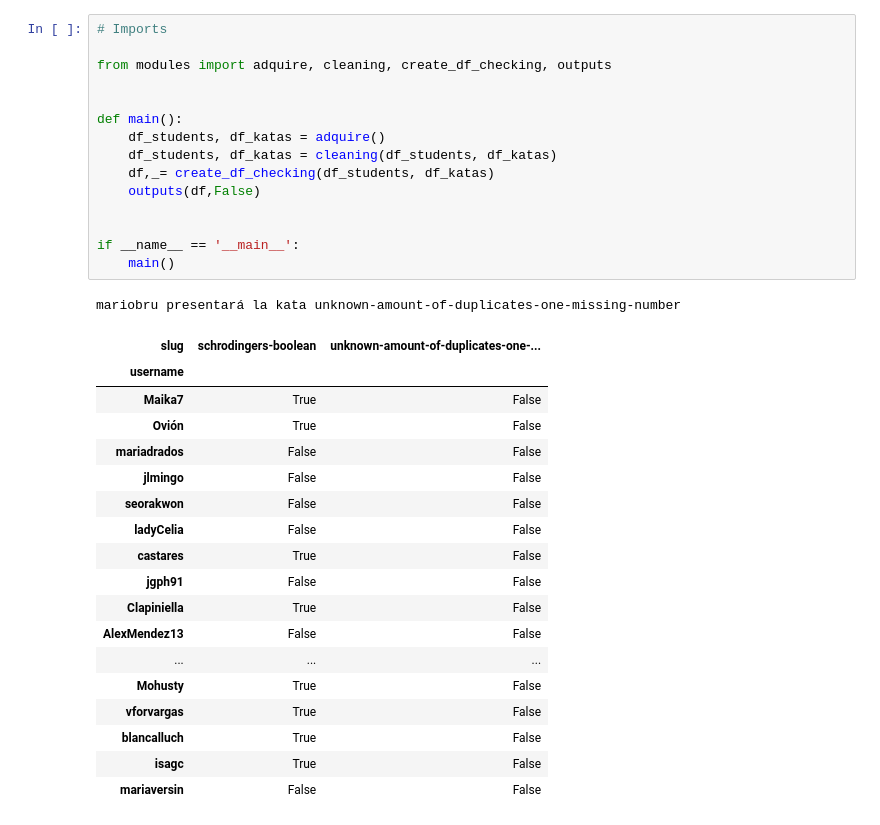
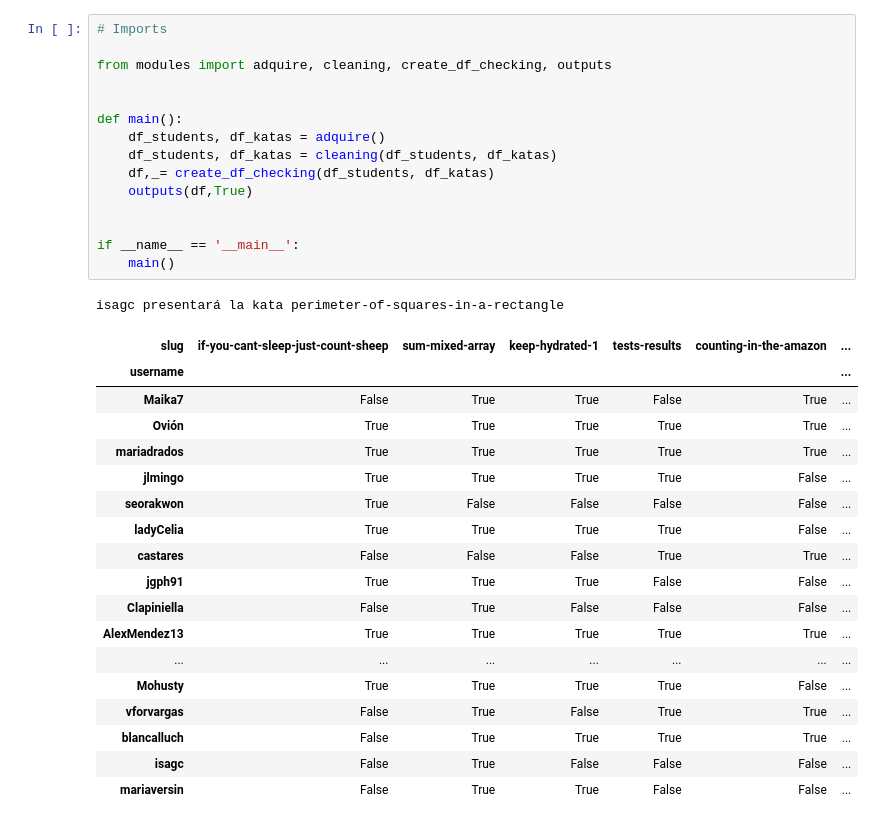
Before and after one commit to agalvezcorell/codewars-kata-student-correction-ih, a Jupyter notebook: codewars-kata-student-list.ipynb, the cells around one changed output. Cells and saved outputs as stored; diff of their text form.

```diff
--- a/codewars-kata-student-list.ipynb
+++ b/codewars-kata-student-list.ipynb
@@ -1,35 +1,35 @@
 # %%
 # Imports
 
 from modules import adquire, cleaning, create_df_checking, outputs
 
 
 def main():
     df_students, df_katas = adquire()
     df_students, df_katas = cleaning(df_students, df_katas)
     df,_= create_df_checking(df_students, df_katas)
-    outputs(df,False)
+    outputs(df,True)
 
 
 if __name__ == '__main__':
     main()
 # %% [output]
-mariobru presentará la kata unknown-amount-of-duplicates-one-missing-number
+isagc presentará la kata perimeter-of-squares-in-a-rectangle
-| slug | schrodingers-boolean | unknown-amount-of-duplicates-one-... |
-| username |  |  |
-| Maika7 | True | False |
-| Ovión | True | False |
-| mariadrados | False | False |
-| jlmingo | False | False |
-| seorakwon | False | False |
-| ladyCelia | False | False |
-| castares | True | False |
-| jgph91 | False | False |
-| Clapiniella | True | False |
-| AlexMendez13 | False | False |
-| ... | ... | ... |
-| Mohusty | True | False |
-| vforvargas | True | False |
-| blancalluch | True | False |
-| isagc | True | False |
-| mariaversin | False | False |
+| slug | if-you-cant-sleep-just-count-sheep | sum-mixed-array | keep-hydrated-1 | tests-results | counting-in-the-amazon | ... |
+| username |  |  |  |  |  | ... |
+| Maika7 | False | True | True | False | True | ... |
+| Ovión | True | True | True | True | True | ... |
+| mariadrados | True | True | True | True | True | ... |
+| jlmingo | True | True | True | True | False | ... |
+| seorakwon | True | False | False | False | False | ... |
+| ladyCelia | True | True | True | True | False | ... |
+| castares | False | False | False | True | True | ... |
+| jgph91 | True | True | True | False | False | ... |
+| Clapiniella | False | True | False | False | False | ... |
+| AlexMendez13 | True | True | True | True | True | ... |
+| ... | ... | ... | ... | ... | ... | ... |
+| Mohusty | True | True | True | True | False | ... |
+| vforvargas | False | True | False | True | True | ... |
+| blancalluch | False | True | True | True | True | ... |
+| isagc | False | True | False | False | False | ... |
+| mariaversin | False | True | True | False | False | ... |
```
Also changed, not shown: 2 other files.
